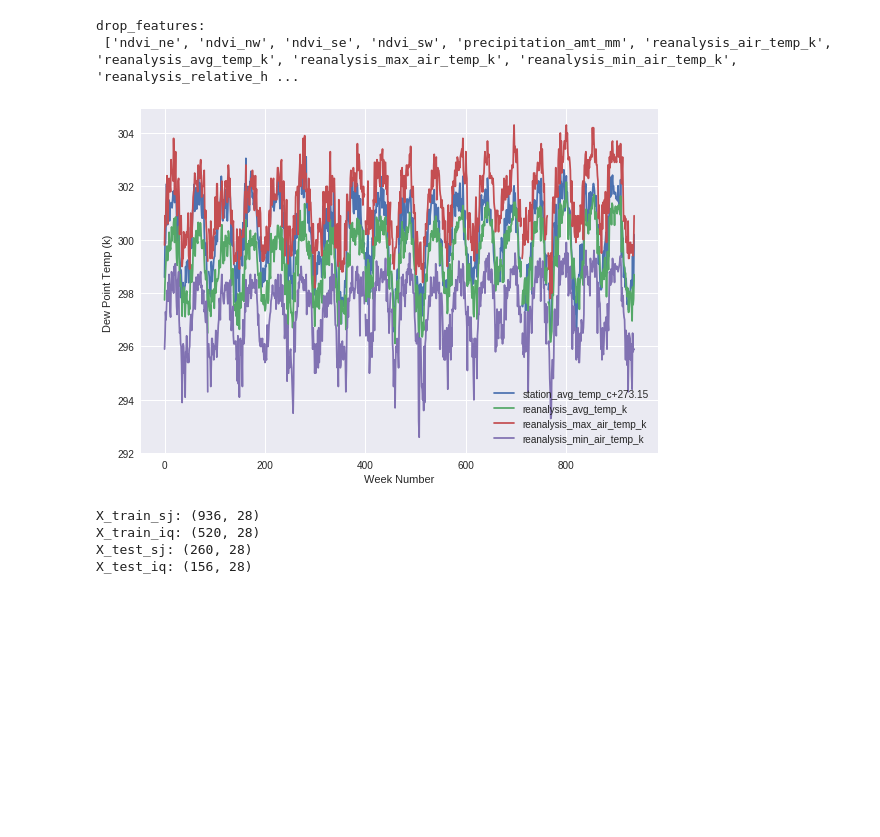
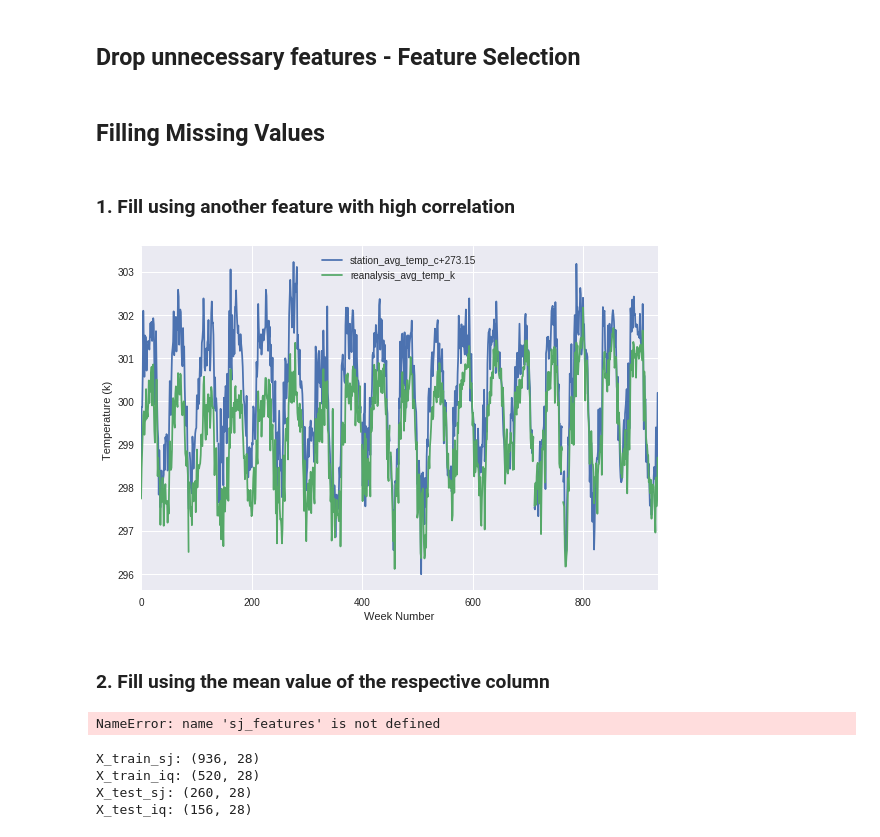
Before and after one commit to Dinuka77/DengAI, a Jupyter notebook: MultiModel.ipynb, the cells around one changed output. Drawn from its saved outputs; the diff is of its cells as text; code cells hidden in the pictures; blank space fills up the shorter version.

```diff
--- a/MultiModel.ipynb
+++ b/MultiModel.ipynb
@@ -51,0 +80,2 @@ plt.show()
+# %%
+X_train = X_train.drop('ndvi_ne',axis=1)
@@ -127,3 +183,5 @@ X_test_iq = X_test.loc[X_test.city == 'iq', :].copy()
+# %% [markdown]
+## Drop unnecessary features - Feature Selection
 # %%
 keys = ['city', 'year', 'weekofyear']
 
@@ -145,20 +203,19 @@ new_features = ['recent_mean_dew_point', 'recent_mean_spec_humid', 'recent_sum_p
 time_series_features = ['week_start_date']
 
 drop_features = list(set(all_features) - set(features) - set(keys) - set(time_series_features))
-print('drop_features:\n', sorted(drop_features))
-# %% [output]
-drop_features:
- ['ndvi_ne', 'ndvi_nw', 'ndvi_se', 'ndvi_sw', 'precipitation_amt_mm', 'reanalysis_air_temp_k', 'reanalysis_avg_temp_k', 'reanalysis_max_air_temp_k', 'reanalysis_min_air_temp_k', 'reanalysis_relative_h ...
+# %% [markdown]
+## Filling Missing Values
+# %% [markdown]
+### 1. Fill using another feature with high correlation
 # %%
-#to fill the missing values
 (XY_sj.station_avg_temp_c+273.15).plot(kind='line',label="station_avg_temp_c+273.15")
 XY_sj.reanalysis_avg_temp_k.plot(kind='line',label="reanalysis_avg_temp_k")
-XY_sj.reanalysis_max_air_temp_k.plot(kind='line',label="reanalysis_max_air_temp_k")
-XY_sj.reanalysis_min_air_temp_k.plot(kind='line',label="reanalysis_min_air_temp_k")
+# XY_sj.reanalysis_max_air_temp_k.plot(kind='line',label="reanalysis_max_air_temp_k")
+# XY_sj.reanalysis_min_air_temp_k.plot(kind='line',label="reanalysis_min_air_temp_k")
 plt.xlabel('Week Number')
-plt.ylabel('Dew Point Temp (k) ')
+plt.ylabel('Temperature (k) ')
 plt.legend()
 plt.tight_layout()
 # %% [output]
-[figure, old version]
+[figure, new version]
 # %%
@@ -187,4 +244,6 @@ X_train_iq = impute_redundant_features(X_train_iq)
 
 X_test_sj = impute_redundant_features(X_test_sj)
 X_test_iq = impute_redundant_features(X_test_iq)
+# %% [markdown]
+### 2.  Fill using the mean value of the respective column
 # %%
@@ -201,6 +259,8 @@ X_test_sj = impute_missing_values(X_test_sj, imputer_sj,sj_features)
 imputer_iq = Imputer(strategy='mean')
 X_train_iq = impute_missing_values(X_train_iq, imputer_iq,iq_features)
 X_test_iq = impute_missing_values(X_test_iq, imputer_iq,iq_features)
+# %% [output]
+NameError: name 'sj_features' is not defined
 # %%
 ##Create new features considering time series analysis
 # %%
```
Also changed, not shown: parts of 35 cells of this notebook, 14 other files.
